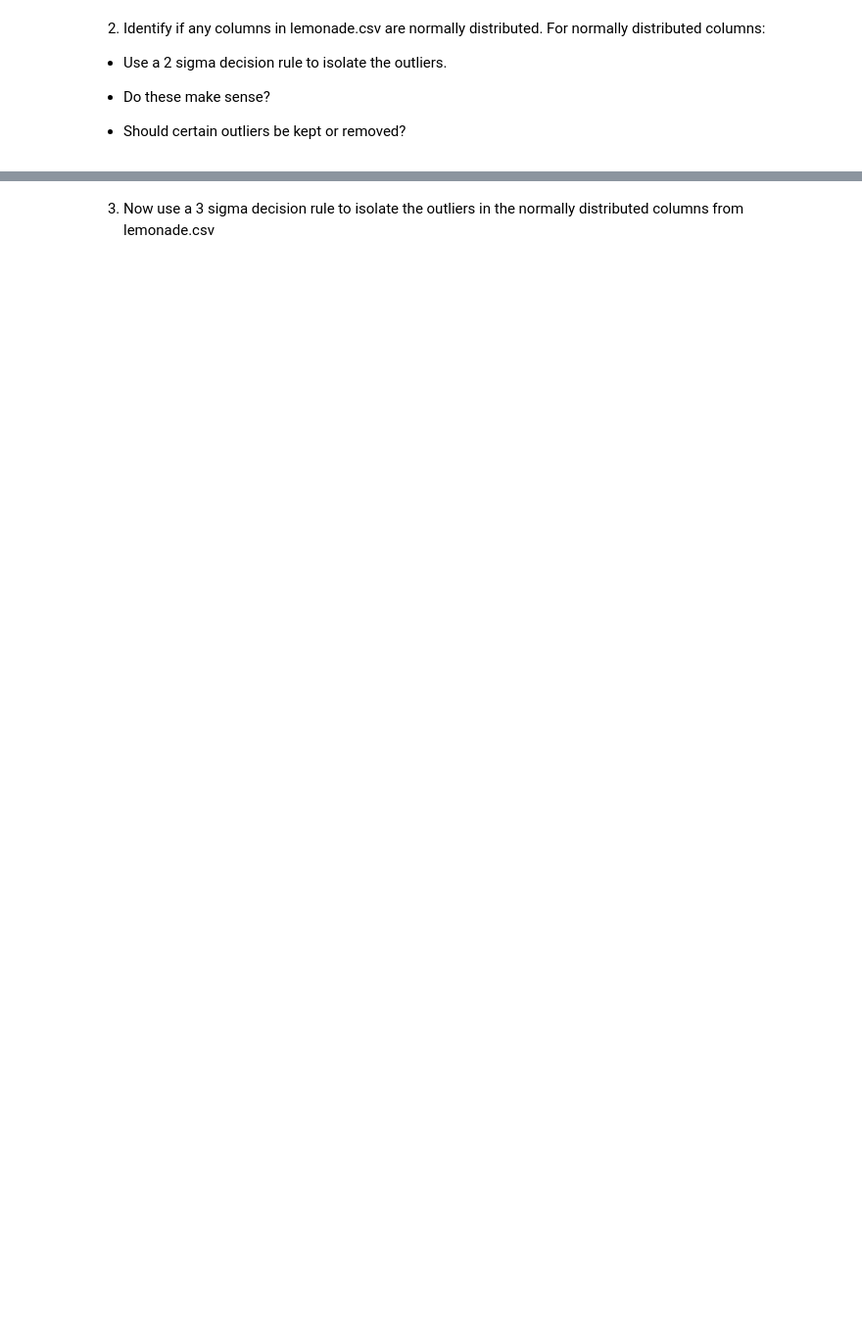
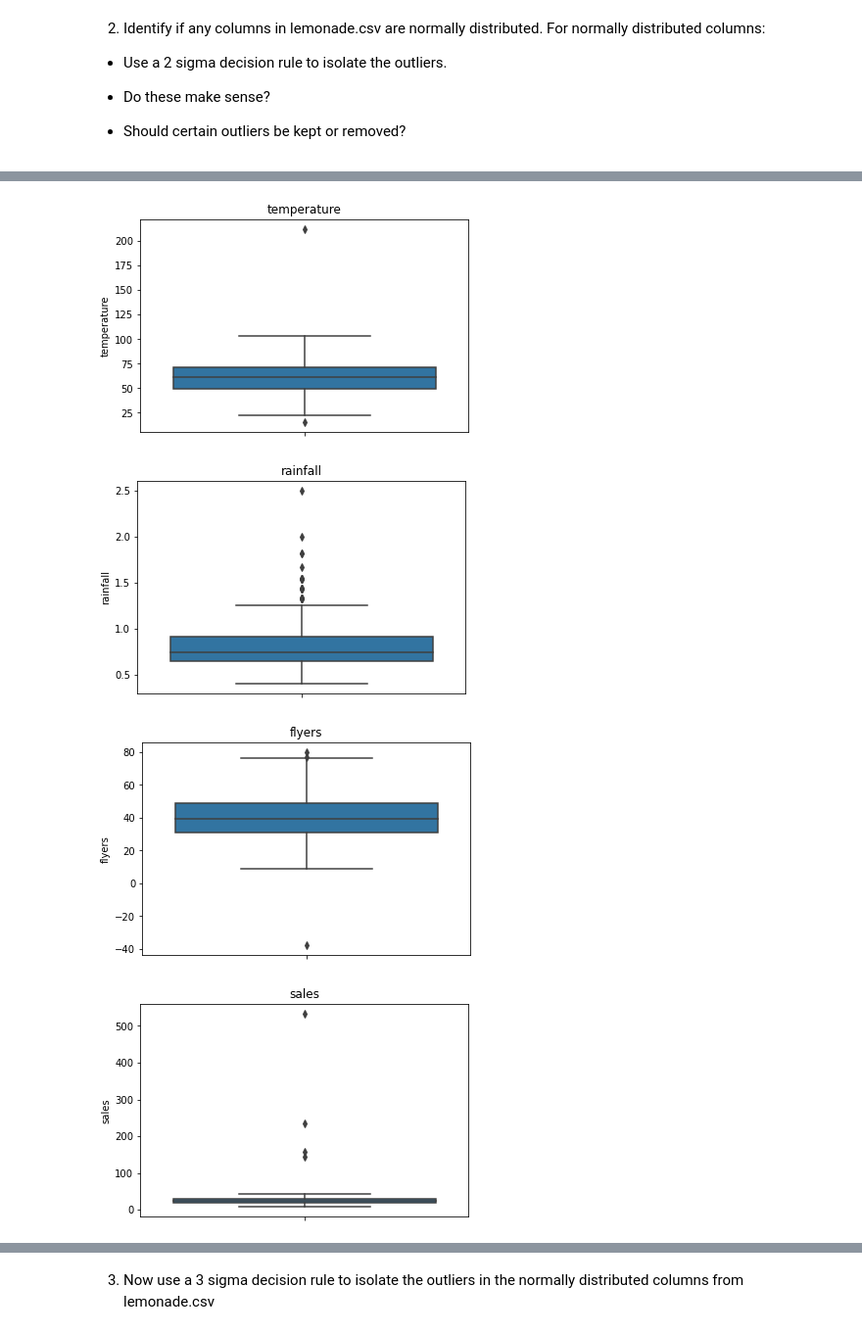
Before and after one commit to david-rodriguez-siller/anomaly-detection-exercises, a Jupyter notebook: continuous_probabilistic_methods.ipynb, the cells around one changed output, grey strips where cells are left out. Shown at 98% size. Saved outputs shown, nothing was run; the diff lists cells and outputs as text; code cells hidden in the pictures; blank space fills up the shorter version.

```diff
--- a/continuous_probabilistic_methods.ipynb
+++ b/continuous_probabilistic_methods.ipynb
@@ -66,0 +158,11 @@ memory usage: 20.1+ KB
+# %%
+# for columns that are normally distributed, let's see what their boxplot looks like:
+for col in df[['temperature', 'rainfall', 'flyers', 'sales']]:
+    plt.title(col)
+    sns.boxplot(data = df, y = df[col])
+    plt.show()
+# %% [output]
+[figure, added]
+[figure, added]
+[figure, added]
+[figure, added]
```
Also changed, not shown: parts of 29 cells of this notebook.
